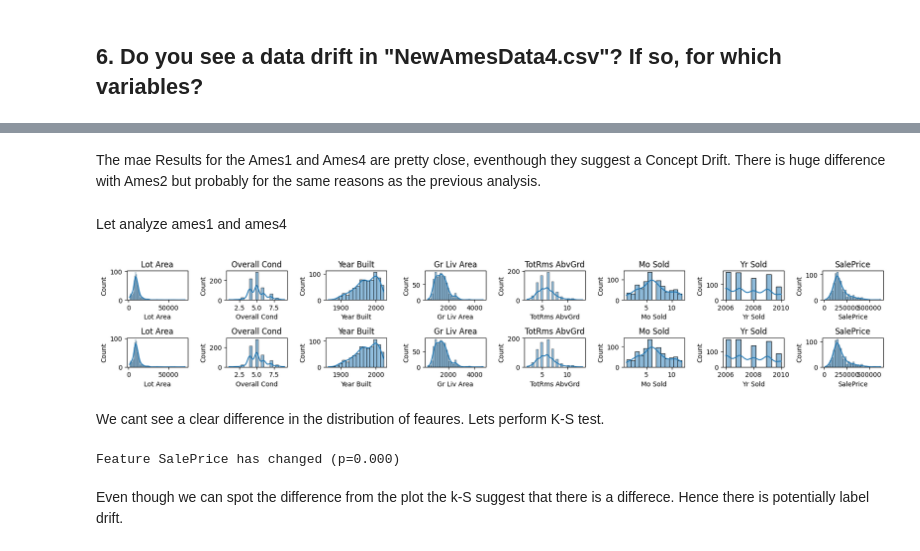
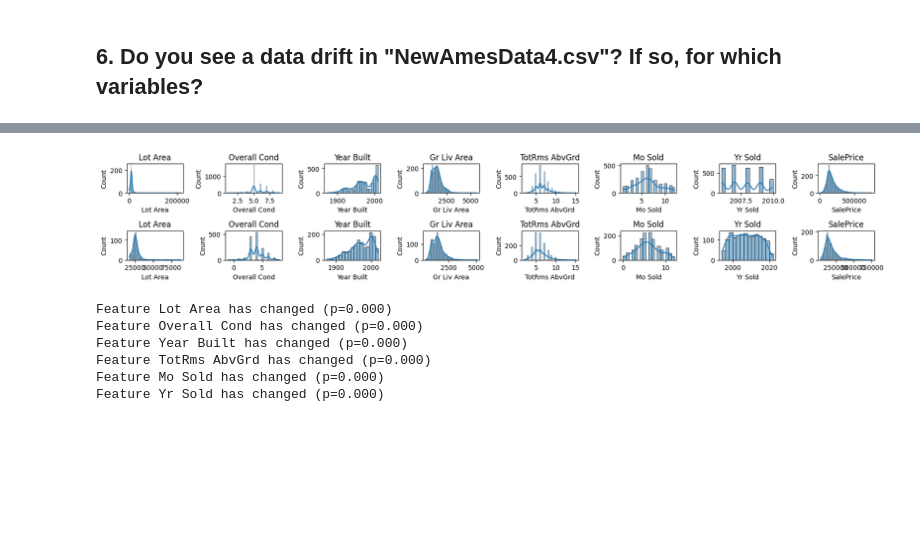
Before and after one commit to DavorPavits/Data-Things, a Jupyter notebook: 9.2 MLOPs.ipynb, the cells around one changed output, grey strips where cells are left out. Cells and saved outputs as stored; diff of their text form; code cells hidden in the pictures; blank space fills up the shorter version.

```diff
--- a/9.2 MLOPs.ipynb
+++ b/9.2 MLOPs.ipynb
@@ -91,0 +116,8 @@ MAE for Gradient Boosting on NewAmesData2: 53876.18080462256
+# %%
+#Kolmogorov-Smirnov
+from scipy.stats import ks_2samp
+
+for column in ames_2.columns:
+    stat, p_value = ks_2samp(ames_i[column], ames_2[column])
+    if p_value < 0.05:
+        print(f"Feature {column} has changed (p={p_value:.3f})")
@@ -106,8 +142,8 @@ ames_2 = preprocess_input(new_data_2)
 fig, axes = plt.subplots(2, 8, figsize=(17, 3))  # Adjusted figsize
 
 # Plot each column as a histogram
-for i, column in enumerate(ames_1.columns[:8]):
-    sns.histplot(ames_1[column], ax=axes[0,i], kde=True)
+for i, column in enumerate(ames_i.columns[:8]):
+    sns.histplot(ames_i[column], ax=axes[0,i], kde=True)
     axes[0,i].set_title(column)
 for i, column in enumerate(ames_2.columns[:8]):
     sns.histplot(ames_2[column], ax=axes[1,i], kde=True)
@@ -124,8 +160,8 @@ But lets verify it with Kolmogorov-Smirnov.
 #Kolmogorov-Smirnov
 from scipy.stats import ks_2samp
 
-for column in new_data_1.columns:
-    stat, p_value = ks_2samp(new_data_1[column], new_data_2[column])
+for column in ames_2.columns:
+    stat, p_value = ks_2samp(ames_2[column], ames_i[column])
     if p_value < 0.05:
         print(f"Feature {column} has changed (p={p_value:.3f})")
 # %% [output]
@@ -145,36 +186,32 @@ MAE for Gradient Boosting on NewAmesData2: 25897.453755432376
-# %% [markdown]
-The mae Results for the Ames1 and Ames4 are pretty close, eventhough they suggest a Concept Drift.
- There is huge difference with Ames2 but probably for the same reasons as the previous analysis.
-# %% [markdown]
-Let analyze ames1 and ames4
 # %%
-ames_4 = preprocess_input(new_data_2)
+ames_4 = preprocess_input(new_data_4)
 # %%
 #Plot the two dataset
 # Create subplots with a 2x7 grid
 fig, axes = plt.subplots(2, 8, figsize=(17, 3))
 
 # Plot each column as a histogram
-for i, column in enumerate(ames_1.columns[:8]):
-    sns.histplot(ames_1[column], ax=axes[0,i], kde=True)
+for i, column in enumerate(ames_i.columns[:8]):
+    sns.histplot(ames_i[column], ax=axes[0,i], kde=True)
     axes[0,i].set_title(column)
 for i, column in enumerate(ames_4.columns[:8]):
-    sns.histplot(ames_1[column], ax=axes[1,i], kde=True)
+    sns.histplot(ames_4[column], ax=axes[1,i], kde=True)
     axes[1,i].set_title(column)
 
 plt.tight_layout()
 plt.show()
 # %% [output]
-[figure, old version]
+[figure, new version]
-# %% [markdown]
-We cant see a clear  difference in the distribution of feaures. Lets perform K-S test.
 # %%
 #Kolmogorov-Smirnov
-for column in new_data_1.columns:
-    stat, p_value = ks_2samp(new_data_1[column], new_data_2[column])
+for column in ames_4.columns:
+    stat, p_value = ks_2samp(ames_4[column], ames_i[column])
     if p_value < 0.05:
         print(f"Feature {column} has changed (p={p_value:.3f})")
 # %% [output]
-Feature SalePrice has changed (p=0.000)
+Feature Lot Area has changed (p=0.000)
+Feature Overall Cond has changed (p=0.000)
+Feature Year Built has changed (p=0.000)
+Feature TotRms AbvGrd has changed (p=0.000)
+Feature Mo Sold has changed (p=0.000)
+Feature Yr Sold has changed (p=0.000)
-# %% [markdown]
-Even though we can spot the difference from the plot the k-S suggest that there is a differece. Hence there is potentially label drift.
```
Also changed, not shown: parts of 16 cells of this notebook.
